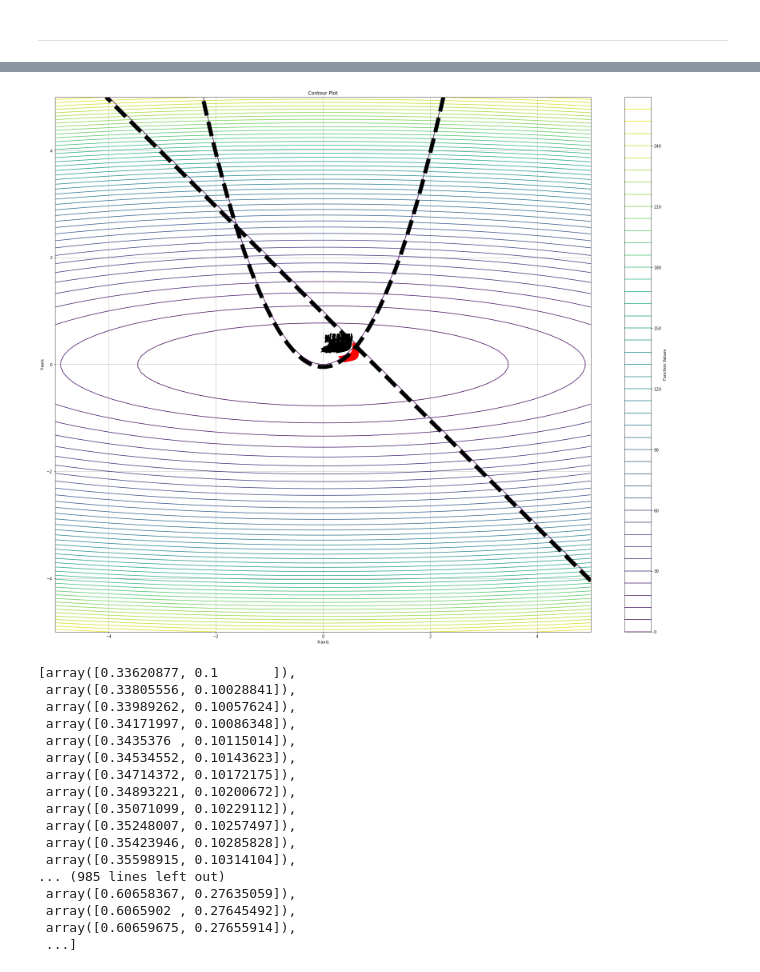
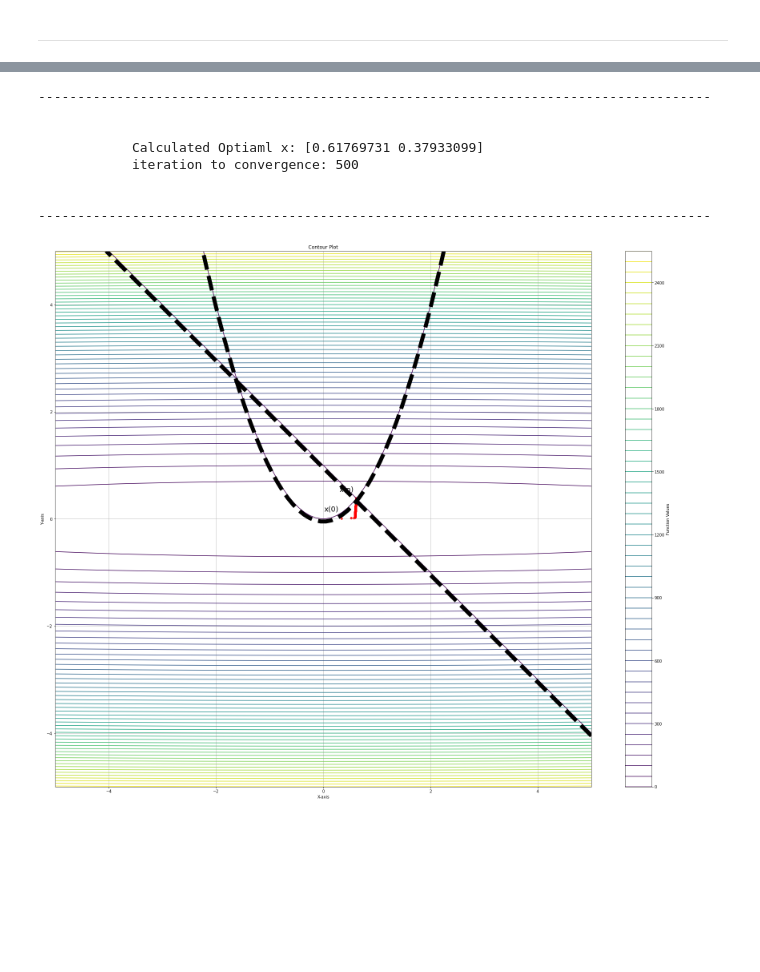
Before and after one commit to ramzibaaguigui/uzawa, a Jupyter notebook: uzawa2.ipynb, the cells around one changed output, grey strips where cells are left out. Cells and saved outputs as stored; diff of their text form; code cells hidden in the pictures; blank space fills up the shorter version.

```diff
--- a/uzawa2.ipynb
+++ b/uzawa2.ipynb
@@ -88,9 +70,9 @@ plotter.plot_lagrangian_increments()
 # the second function,
 
 function_2 = Function(
-    lambda x: 0.5 * x[0] ** 2 + 10 * x[1] ** 2,
-    lambda x: np.array([x[0], 20 * x[1]]),
-    lambda x: np.array([[1, 0], [0, 20]])
+    lambda x: 0.5 * x[0] ** 2 + 100 * x[1] ** 2,
+    lambda x: np.array([x[0], 200 * x[1]]),
+    lambda x: np.array([[1, 0], [0, 200]])
 )
 # %%
 # the first constrain
@@ -109,30 +91,18 @@ constraint_22 = Function(
 # %%
 second_solver = UzawaSolver(function_2, [constraint_21, constraint_22])
 second_solver.solve_min(
-    x0_internal=np.array([4, 4]), _lambda=np.array([1, 1]), tau=0.01, max_iter=2500,
-    alpha=0.05, use_epsilon_internal=True
+    x0_internal=np.array([4, 4]), _lambda=np.array([1, 1]), tau=1, max_iter=500,
+    alpha=0.005, use_epsilon_internal=True, max_iter_internal=1000
 )
 plotter2 = UzawaPlotter(second_solver)
-plotter2.plot()
+plotter2.summary()
 # %% [output]
+--------------------------------------------------------------------------------------
+
+
+            Calculated Optiaml x: [0.61769731 0.37933099]
+            iteration to convergence: 500
+
+
+--------------------------------------------------------------------------------------
-[figure, old version]
+[figure, new version]
-# %%
-second_solver.x_history
-# %% [output]
-[array([0.33620877, 0.1       ]),
- array([0.33805556, 0.10028841]),
- array([0.33989262, 0.10057624]),
- array([0.34171997, 0.10086348]),
- array([0.3435376 , 0.10115014]),
- array([0.34534552, 0.10143623]),
- array([0.34714372, 0.10172175]),
- array([0.34893221, 0.10200672]),
- array([0.35071099, 0.10229112]),
- array([0.35248007, 0.10257497]),
- array([0.35423946, 0.10285828]),
- array([0.35598915, 0.10314104]),
-... (985 lines left out)
- array([0.60658367, 0.27635059]),
- array([0.6065902 , 0.27645492]),
- array([0.60659675, 0.27655914]),
- ...]
```
Also changed, not shown: parts of 15 cells of this notebook, 1 other file.
